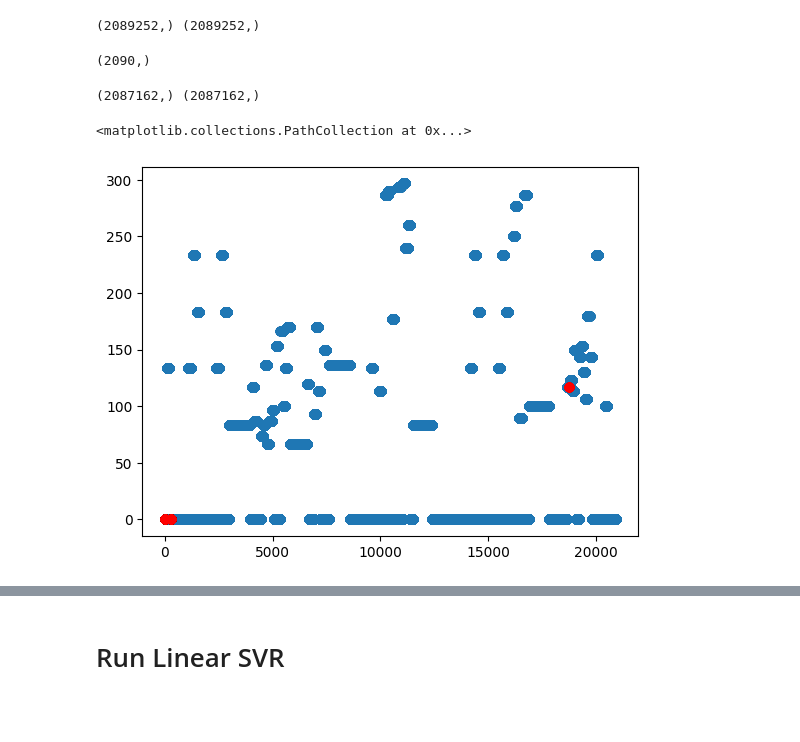
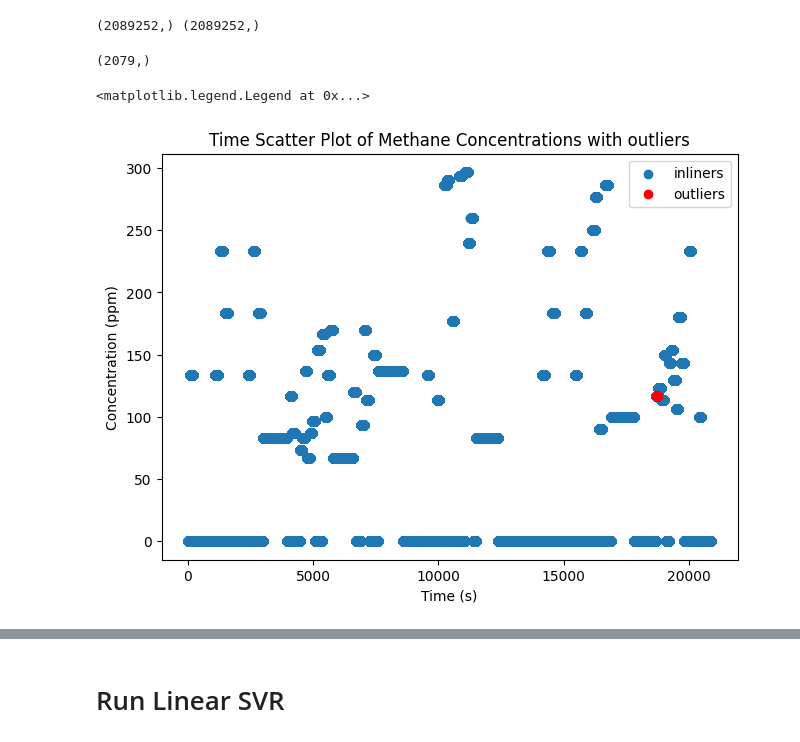
Before and after one commit to Jwdegames/GasSensorMLTasks, a Jupyter notebook: Task_2/E_Nose_Project_Jacob.ipynb, the cells around one changed output, grey strips where cells are left out. Drawn from its saved outputs; the diff is of its cells as text; code cells hidden in the pictures; blank space fills up the shorter version.

```diff
--- a/Task_2/E_Nose_Project_Jacob.ipynb
+++ b/Task_2/E_Nose_Project_Jacob.ipynb
@@ -279,7 +293,7 @@ meth_train_standard_df.shape
 # Remove collinear variables after EDA
 # %%
 # We need to remove collinear variables
-drop_cols = ['Time', '4', '6', '7', '8', '9', '10', '12', '13', '14', '16']
+drop_cols = ['Time', '2', '4', '6', '7', '8', '9', '10', '12', '13', '14', '16']
 x_train_standard_reduced = pd.DataFrame(X_train_standard, columns = x_col_names).drop(drop_cols, axis = 1)
 x_test_standard_reduced = pd.DataFrame(X_test_standard, columns = x_col_names).drop(drop_cols, axis = 1)
 x_train_robust_reduced = pd.DataFrame(X_train_robust, columns = x_col_names).drop(drop_cols, axis = 1)
@@ -416,6 +443,6 @@ from sklearn.ensemble import IsolationForest
 # %%
 isolation_forest_params = {
-    'contamination': 0.001,
+    'contamination': 0.1,
     'n_estimators': 50,
     'random_state': 42,
     'verbose': 1
@@ -452,16 +479,20 @@ x_train_robust_preprocessed, y_meth_train_robust_preprocessed, y_ethy_train_robu
 # %%
 x_train_standard_reduced_vals[(standard_outliers == -1),0].shape
 # %% [output]
-(2090,)
+(2079,)
 # %%
-print(x_train_standard_reduced_vals[(standard_outliers != -1),0].shape, y_meth_train_vals[(standard_outliers != -1)].shape)
-fig = plt.figure()
+# print(x_train_standard_robust_vals[(robust_outliers != -1),0].shape, y_meth_train_vals[(robust_outliers != -1)].shape)
+# Plot the outliers
+fig = plt.figure(layout = "constrained")
 ax1 = fig.add_subplot(1, 1, 1)
-ax1.scatter(x1_train['Time'].values[(standard_outliers != -1)], y_meth_train_vals[(standard_outliers != -1)])
-ax1.scatter(x1_train['Time'].values[(standard_outliers == -1)], y_meth_train_vals[(standard_outliers == -1)], c = 'red')
+ax1.scatter(x1_train['Time'].values[(robust_outliers != -1)], y_meth_train_vals[(robust_outliers != -1)], label = "inliners")
+ax1.scatter(x1_train['Time'].values[(robust_outliers == -1)], y_meth_train_vals[(robust_outliers == -1)], c = 'red', label = "outliers")
+ax1.set_xlabel("Time (s)")
+ax1.set_ylabel("Concentration (ppm)")
+ax1.title.set_text("Time Scatter Plot of Methane Concentrations with outliers")
+ax1.legend()
 # %% [output]
-(2087162,) (2087162,)
+<matplotlib.legend.Legend at 0x...>
-<matplotlib.collections.PathCollection at 0x...>
-[figure, old version]
+[figure, new version]
 # %%
 model_collections = {}
```
Also changed, not shown: parts of 67 cells of this notebook, 4 other files.
